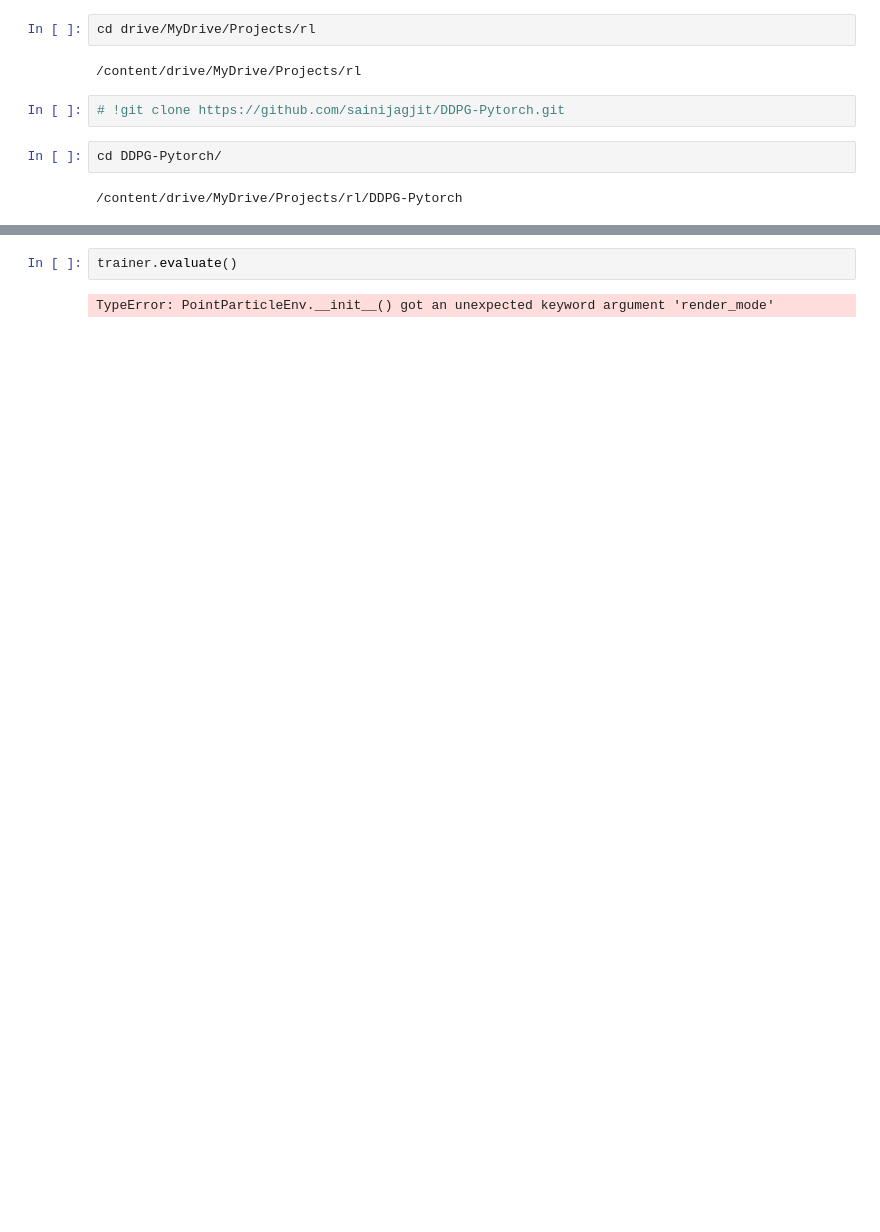
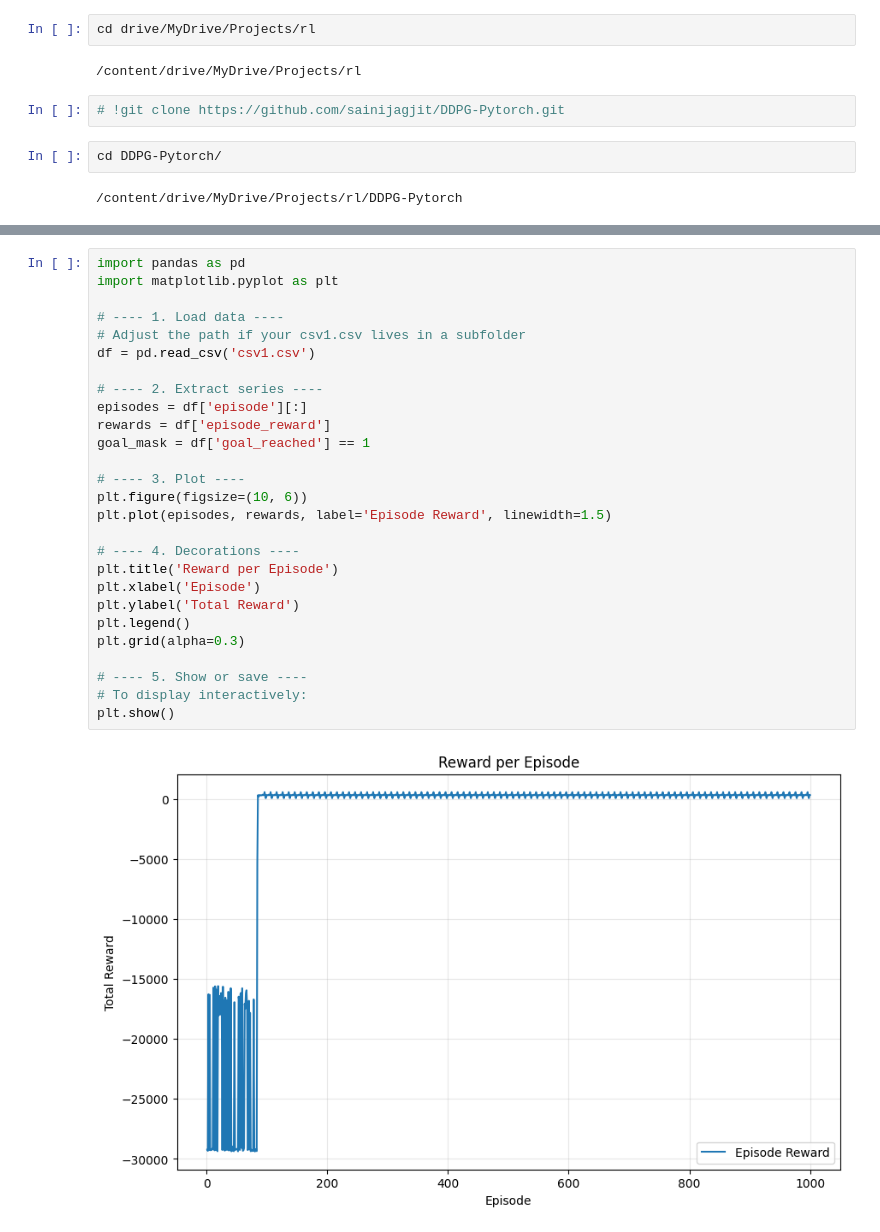
Before and after one commit to hasanyusuf01/und_assessment, a Jupyter notebook: main.ipynb, the cells around one changed output, grey strips where cells are left out. Cells and saved outputs as stored; diff of their text form; blank space fills up the shorter version.

```diff
--- a/main.ipynb
+++ b/main.ipynb
@@ -513,4 +309,29 @@ Syncing run electric-valley-38 to Weights & Biases (docs)
-# %%
-trainer.evaluate()
-# %% [output]
-TypeError: PointParticleEnv.__init__() got an unexpected keyword argument 'render_mode'
+# %%
+import pandas as pd
+import matplotlib.pyplot as plt
+
+# ---- 1. Load data ----
+# Adjust the path if your csv1.csv lives in a subfolder
+df = pd.read_csv('csv1.csv')
+
+# ---- 2. Extract series ----
+episodes = df['episode'][:]
+rewards = df['episode_reward']
+goal_mask = df['goal_reached'] == 1
+
+# ---- 3. Plot ----
+plt.figure(figsize=(10, 6))
+plt.plot(episodes, rewards, label='Episode Reward', linewidth=1.5)
+
+# ---- 4. Decorations ----
+plt.title('Reward per Episode')
+plt.xlabel('Episode')
+plt.ylabel('Total Reward')
+plt.legend()
+plt.grid(alpha=0.3)
+
+# ---- 5. Show or save ----
+# To display interactively:
+plt.show()
+# %% [output]
+[figure, added]
```
Also changed, not shown: parts of 11 cells of this notebook, 13 other files.
